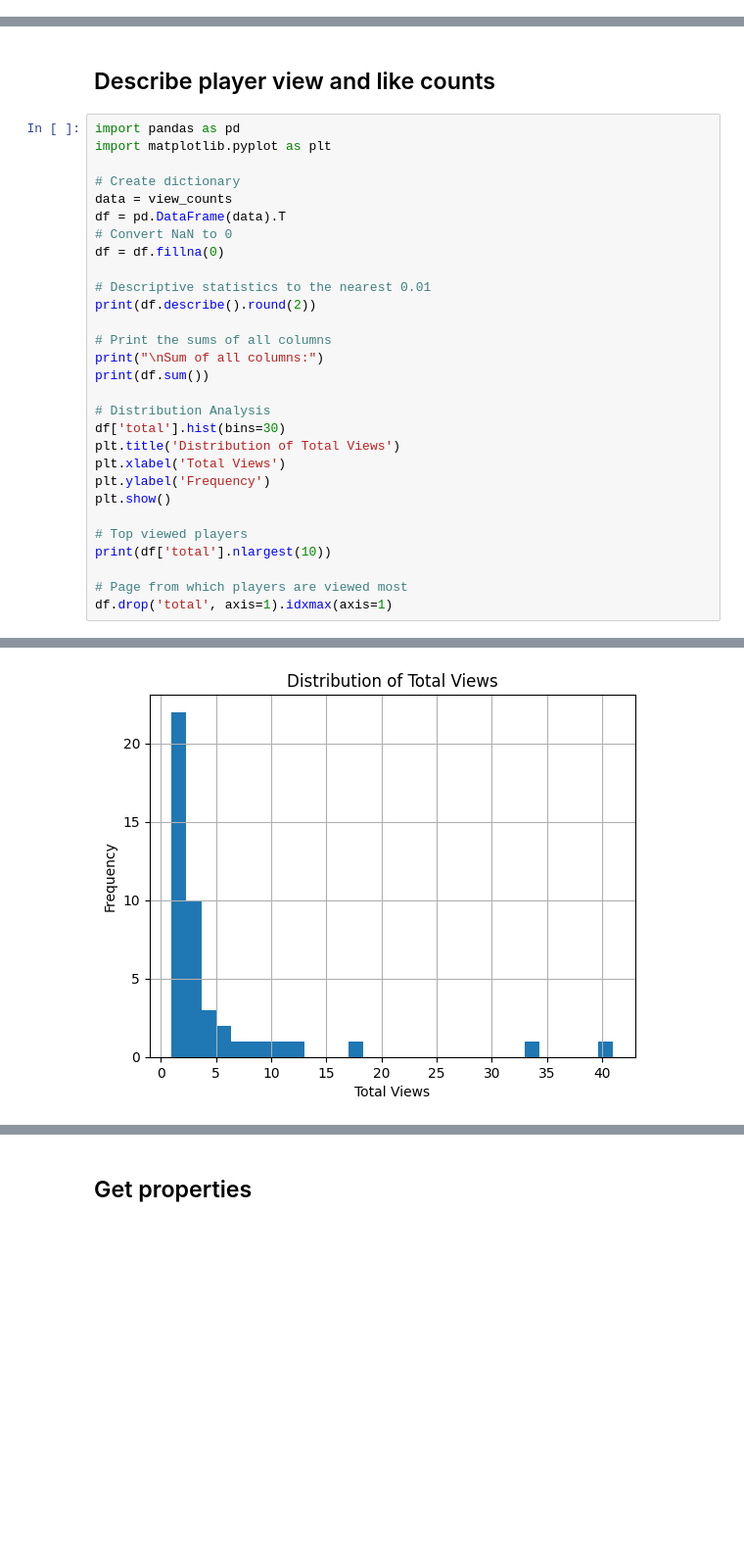
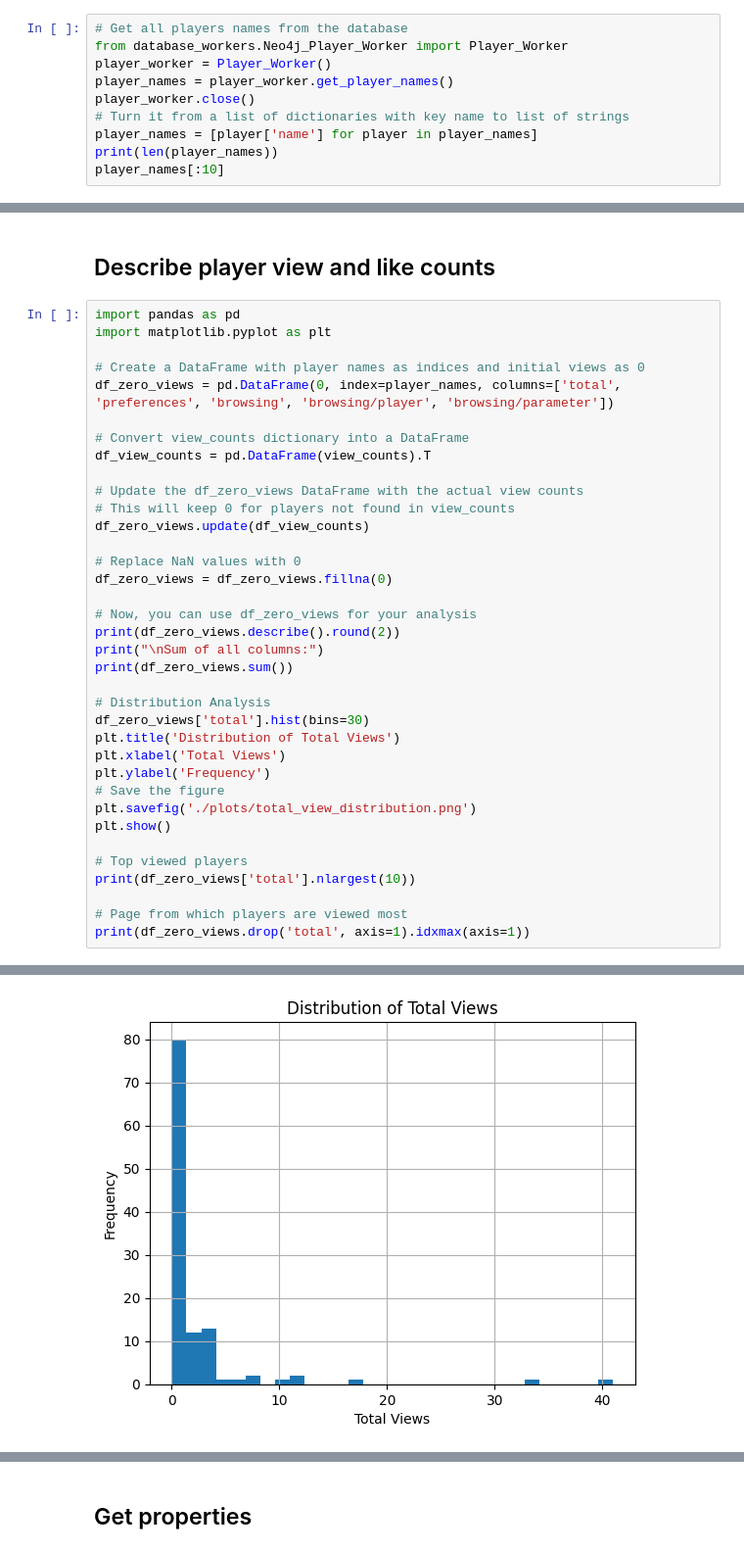
Before and after one commit to AsafKed/tennis-router, a Jupyter notebook: backend/analysis.ipynb, the cells around one changed output, grey strips where cells are left out. Shown at 98% size. Cells and saved outputs as stored; diff of their text form; blank space fills up the shorter version.

```diff
--- a/backend/analysis.ipynb
+++ b/backend/analysis.ipynb
@@ -277,0 +76,10 @@ like_counts
+# %%
+# Get all players names from the database
+from database_workers.Neo4j_Player_Worker import Player_Worker
+player_worker = Player_Worker()
+player_names = player_worker.get_player_names()
+player_worker.close()
+# Turn it from a list of dictionaries with key name to list of strings
+player_names = [player['name'] for player in player_names]
+print(len(player_names))
+player_names[:10]
@@ -281,29 +101,36 @@ like_counts
 import pandas as pd
 import matplotlib.pyplot as plt
 
-# Create dictionary
-data = view_counts
-df = pd.DataFrame(data).T
-# Convert NaN to 0
-df = df.fillna(0)
+# Create a DataFrame with player names as indices and initial views as 0
+df_zero_views = pd.DataFrame(0, index=player_names, columns=['total', 'preferences', 'browsing', 'browsing/player', 'browsing/parameter'])
 
-# Descriptive statistics to the nearest 0.01
-print(df.describe().round(2))
+# Convert view_counts dictionary into a DataFrame
+df_view_counts = pd.DataFrame(view_counts).T
 
-# Print the sums of all columns
+# Update the df_zero_views DataFrame with the actual view counts
+# This will keep 0 for players not found in view_counts
+df_zero_views.update(df_view_counts)
+
+# Replace NaN values with 0
+df_zero_views = df_zero_views.fillna(0)
+
+# Now, you can use df_zero_views for your analysis
+print(df_zero_views.describe().round(2))
 print("\nSum of all columns:")
-print(df.sum())
+print(df_zero_views.sum())
 
 # Distribution Analysis
-df['total'].hist(bins=30)
+df_zero_views['total'].hist(bins=30)
 plt.title('Distribution of Total Views')
 plt.xlabel('Total Views')
 plt.ylabel('Frequency')
+# Save the figure
+plt.savefig('./plots/total_view_distribution.png')
 plt.show()
 
 # Top viewed players
-print(df['total'].nlargest(10))
+print(df_zero_views['total'].nlargest(10))
 
 # Page from which players are viewed most
-df.drop('total', axis=1).idxmax(axis=1)
+print(df_zero_views.drop('total', axis=1).idxmax(axis=1))
 # %% [output]
@@ -327 +154 @@ dtype: float64
-[figure, old version]
+[figure, new version]
```
Also changed, not shown: parts of 28 cells of this notebook, 22 other files.
